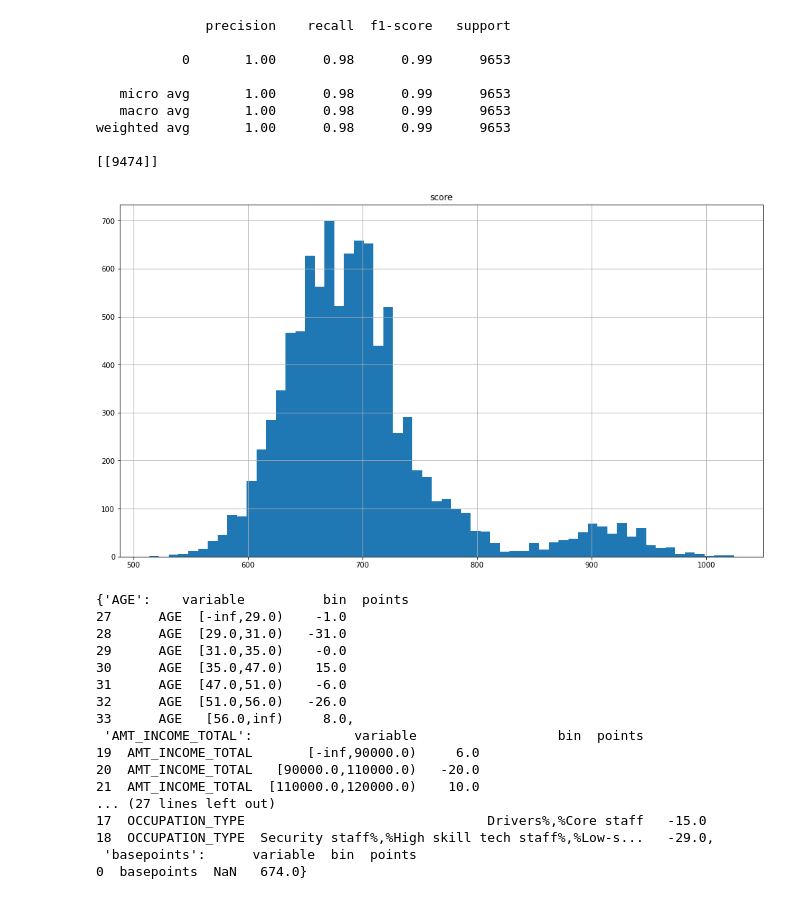
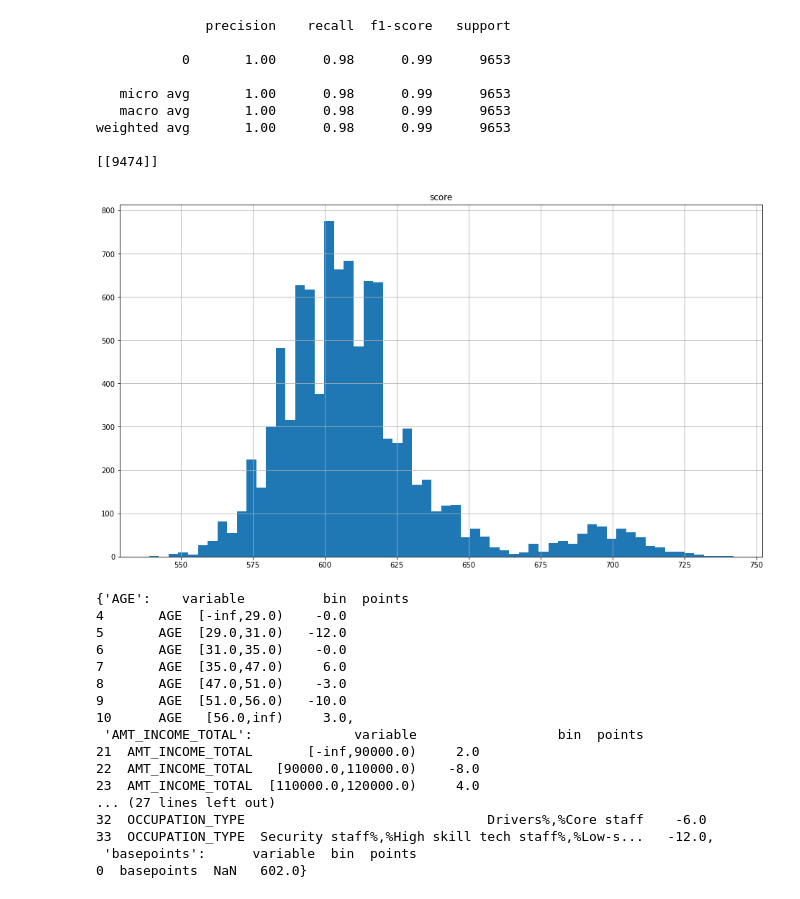
Before and after one commit to dvh549/Financial_Analytics, a Jupyter notebook: Main_Notebook.ipynb, the cells around one changed output. Drawn from its saved outputs; the diff is of its cells as text; code cells hidden in the pictures.

Commit message:
Included scaling and evaluation for scorecards
Scaled only for final score card

```diff
--- a/Main_Notebook.ipynb
+++ b/Main_Notebook.ipynb
@@ -2037,31 +2046,32 @@ weighted avg       1.00      0.98      0.99      9653
 # %%
 # calculate credit score using the results from the scorecard generated
 
-score_card_2 = sc.scorecard(filtered_bins, lr_2, X_train_2.columns)
+# scale final scorecard as well
+score_card_2 = sc.scorecard(filtered_bins, lr_2, X_train_2.columns, basepoints_eq0 = 0, points0 = 600, odds0 = 1/50, pdo = 20)
 # credit score
 train_score_2 = sc.scorecard_ply(train_2, score_card_2)
 test_score_2 = sc.scorecard_ply(test_2, score_card_2)
 test_score_2.hist(figsize=(16,9), bins=60)
 plt.show()
 # %% [output]
-[figure, old version]
+[figure, new version]
 # %%
 pprint.pprint(score_card_2)
 # %% [output]
 {'AGE':    variable          bin  points
-27      AGE  [-inf,29.0)    -1.0
-28      AGE  [29.0,31.0)   -31.0
-29      AGE  [31.0,35.0)    -0.0
-30      AGE  [35.0,47.0)    15.0
-31      AGE  [47.0,51.0)    -6.0
-32      AGE  [51.0,56.0)   -26.0
-33      AGE   [56.0,inf)     8.0,
+4       AGE  [-inf,29.0)    -0.0
+5       AGE  [29.0,31.0)   -12.0
+6       AGE  [31.0,35.0)    -0.0
+7       AGE  [35.0,47.0)     6.0
+8       AGE  [47.0,51.0)    -3.0
+9       AGE  [51.0,56.0)   -10.0
+10      AGE   [56.0,inf)     3.0,
  'AMT_INCOME_TOTAL':             variable                  bin  points
-19  AMT_INCOME_TOTAL       [-inf,90000.0)     6.0
-20  AMT_INCOME_TOTAL   [90000.0,110000.0)   -20.0
-21  AMT_INCOME_TOTAL  [110000.0,120000.0)    10.0
+21  AMT_INCOME_TOTAL       [-inf,90000.0)     2.0
+22  AMT_INCOME_TOTAL   [90000.0,110000.0)    -8.0
+23  AMT_INCOME_TOTAL  [110000.0,120000.0)     4.0
 ... (27 lines left out)
-17  OCCUPATION_TYPE                               Drivers%,%Core staff   -15.0
-18  OCCUPATION_TYPE  Security staff%,%High skill tech staff%,%Low-s...   -29.0,
+32  OCCUPATION_TYPE                               Drivers%,%Core staff    -6.0
+33  OCCUPATION_TYPE  Security staff%,%High skill tech staff%,%Low-s...   -12.0,
  'basepoints':      variable  bin  points
-0  basepoints  NaN   674.0}
+0  basepoints  NaN   602.0}
```
Also changed, not shown: parts of 10 cells of this notebook.
